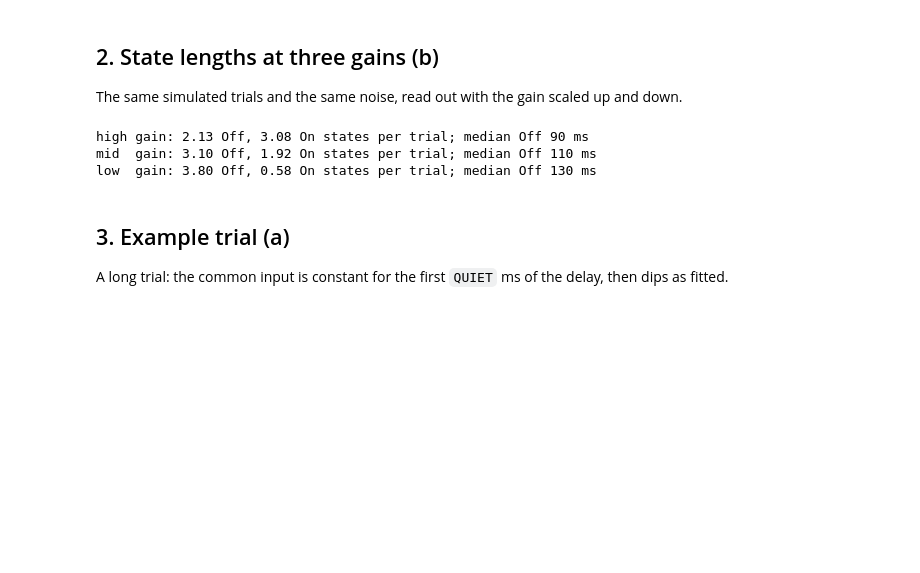
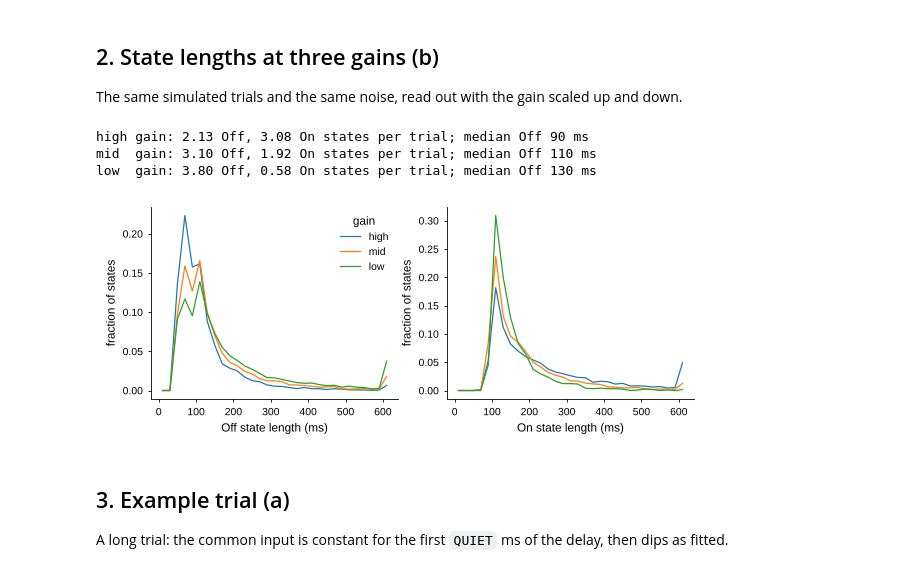
Before and after one commit to jmourabarbosa/nmda-intermitent, a Jupyter notebook: figure_notebooks/fig1.ipynb, the cells around one changed output. Cells and saved outputs as stored; diff of their text form; code cells hidden in the pictures; blank space fills up the shorter version.

```diff
--- a/figure_notebooks/fig1.ipynb
+++ b/figure_notebooks/fig1.ipynb
@@ -47,6 +65,16 @@ for name, s in lengths.items():
 high gain: 2.13 Off, 3.08 On states per trial; median Off 90 ms
 mid  gain: 3.10 Off, 1.92 On states per trial; median Off 110 ms
 low  gain: 3.80 Off, 0.58 On states per trial; median Off 130 ms
+# %%
+_, ax = plt.subplots(1, 2, figsize=(7, 2.5))
+for name, s in lengths.items():
+    for a, st in zip(ax, ('off', 'on')):
+        a.plot(20 * np.arange(31) + 10, s['h_' + st] / s['h_' + st].sum(), label=name)
+for a, st in zip(ax, ('Off', 'On')):
+    a.set_xlabel(f'{st} state length (ms)'); a.set_ylabel('fraction of states')
+ax[0].legend(title='gain');
+# %% [output]
+[figure, added]
 # %% [markdown]
 ## 3. Example trial (a)
 A long trial: the common input is constant for the first `QUIET` ms of the delay, then dips as fitted.
```
Also changed, not shown: parts of 5 cells of this notebook, 6 other files.
